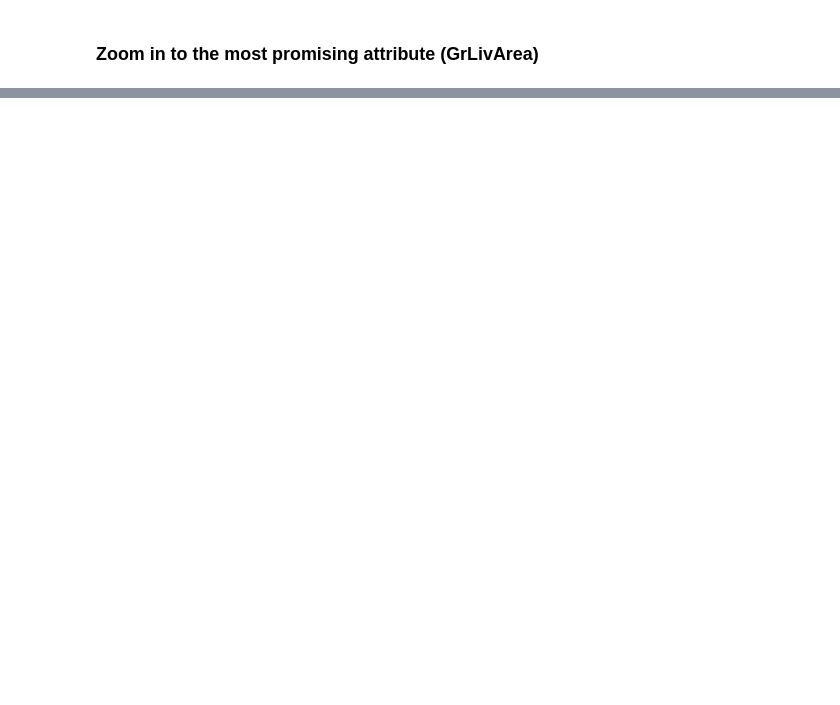
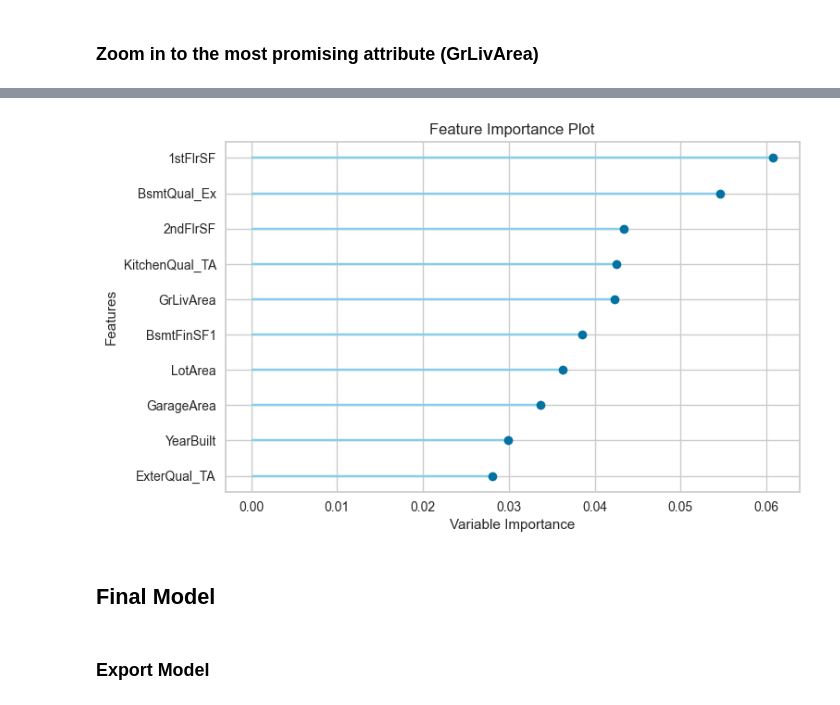
Before and after one commit to h131177/DAT158-ML-Oblig2, a Jupyter notebook: ML_Oblig2.ipynb, the cells around one changed output, grey strips where cells are left out. Cells and saved outputs as stored; diff of their text form; code cells hidden in the pictures; blank space fills up the shorter version.

```diff
--- a/ML_Oblig2.ipynb
+++ b/ML_Oblig2.ipynb
@@ -247,0 +355,3 @@ train_temp.plot(kind="scatter", x="GrLivArea", y="SalePrice",
+# %%
+#tuned_best_model = tune_model(best_models, optimize='RMSLE', n_iter=2)
+tuned_best_models = [tune_model(i, optimize='RMSLE', n_iter=4) for i in best_models]
@@ -247,0 +440,8 @@ train_temp.plot(kind="scatter", x="GrLivArea", y="SalePrice",
+# %%
+plot_model(tuned_best_models[0], plot='feature')
+# %% [output]
+[figure, added]
+# %% [markdown]
+## Final Model
+# %% [markdown]
+### Export Model
```
Also changed, not shown: parts of 27 cells of this notebook.
